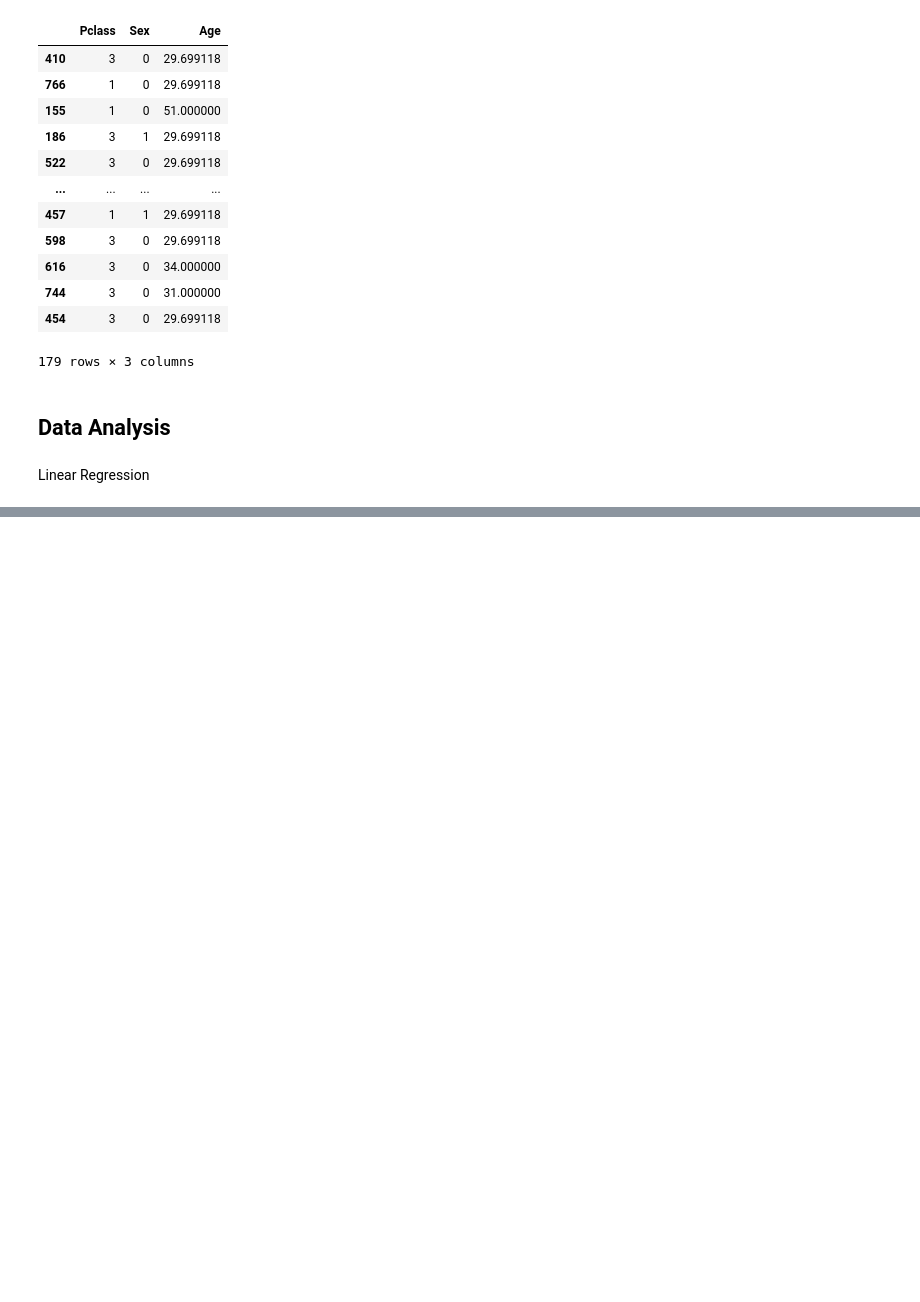
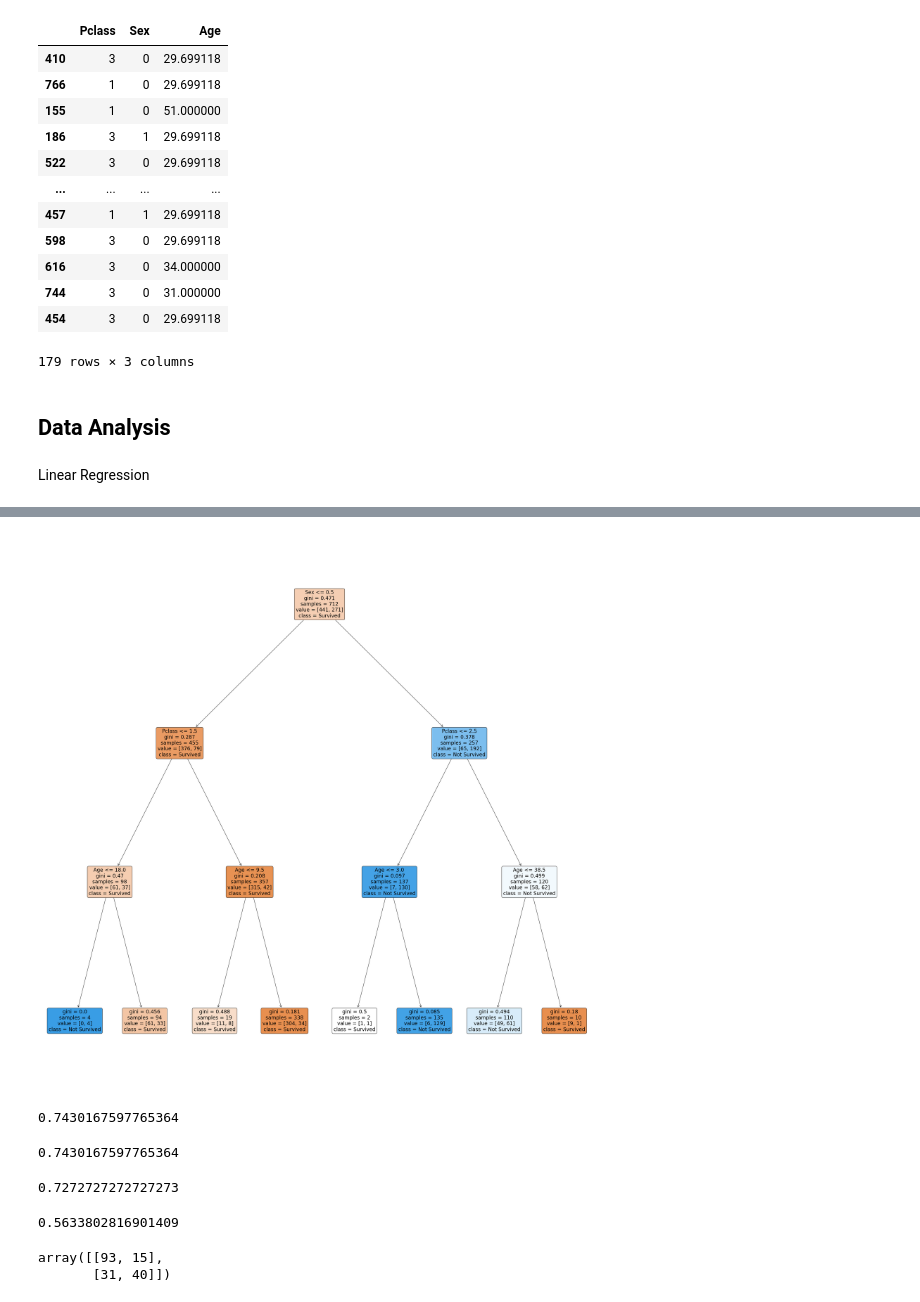
Before and after one commit to 27priyanshu/Machine-Learning-Models, a Jupyter notebook: Titanic.ipynb, the cells around one changed output, grey strips where cells are left out. Saved outputs shown, nothing was run; the diff lists cells and outputs as text; code cells hidden in the pictures; blank space fills up the shorter version.

```diff
--- a/Titanic.ipynb
+++ b/Titanic.ipynb
@@ -153,0 +321,35 @@ Linear Regression
+# %%
+plt.figure(figsize=(40,40))
+graph_tree = plot_tree (model_dt,feature_names = ['Pclass','Sex','Age'],
+                        class_names = ['Survived','Not Survived'],
+                        filled=True,rounded=True,fontsize = 20)
+# %% [output]
+[figure, added]
+# %%
+accuracy_dt = model_dt.score(X_test,Y_real)
+accuracy_dt
+# %% [output]
+0.7430167597765364
+# %%
+from sklearn import metrics
+accuracy = metrics.accuracy_score(Y_real,Y_pred_dt)
+accuracy
+# %% [output]
+0.7430167597765364
+# %%
+precision_dt = metrics.precision_score(Y_real,Y_pred_dt)
+precision_dt
+# %% [output]
+0.7272727272727273
+# %%
+recall_dt = metrics.recall_score(Y_real,Y_pred_dt)
+recall_dt
+# %% [output]
+0.5633802816901409
+# %%
+import seaborn as sns
+confusion_matrix_dt = metrics.confusion_matrix(Y_real,Y_pred_dt)
+confusion_matrix_dt
+# %% [output]
+array([[93, 15],
+       [31, 40]])
```
Also changed, not shown: parts of 31 cells of this notebook.
